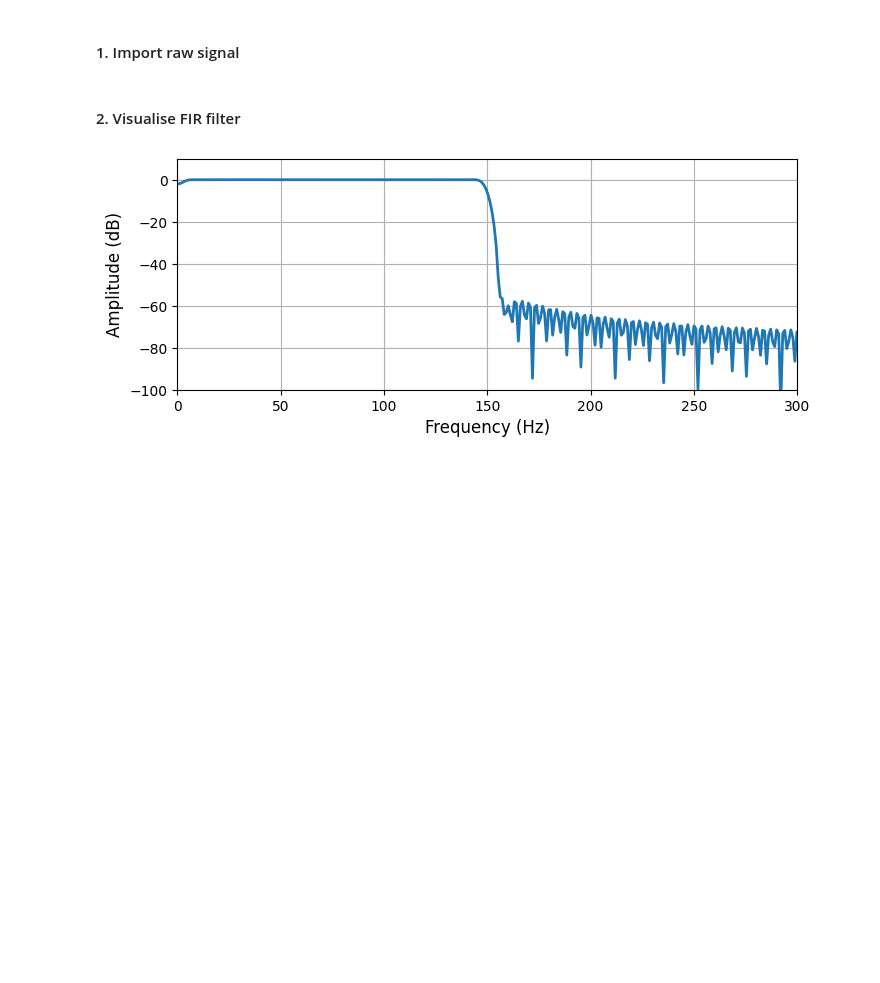
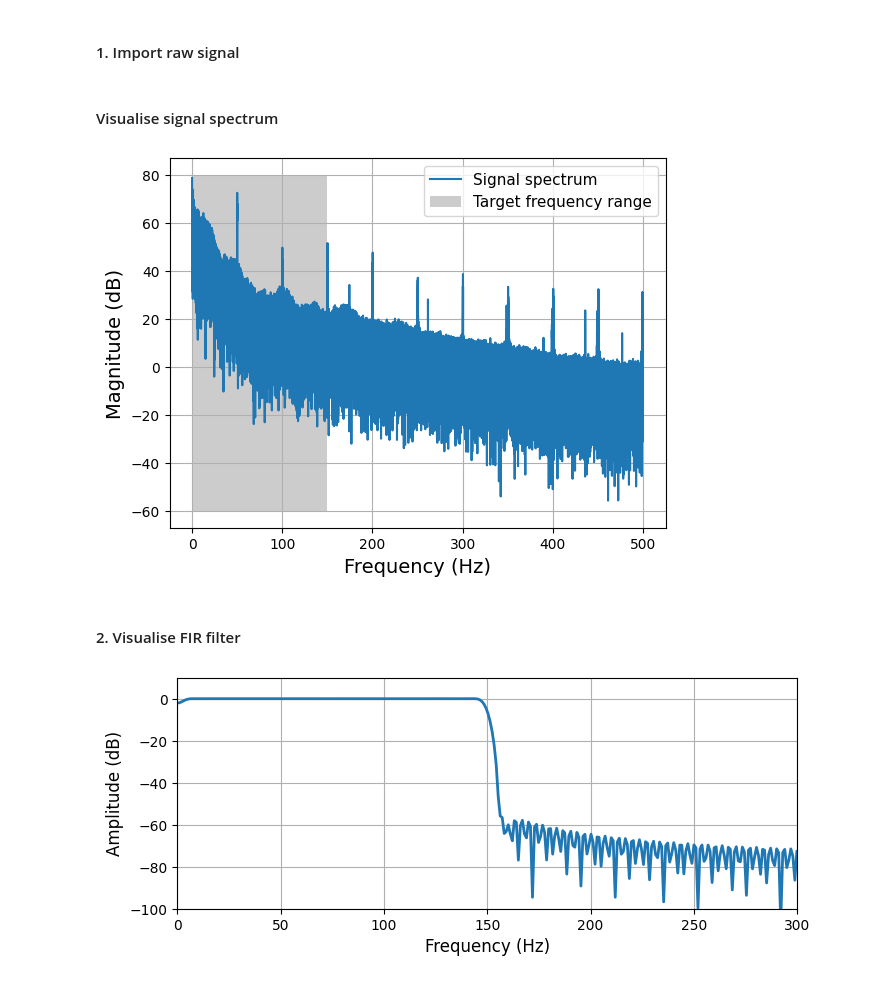
Before and after one commit to gkanel97/ecg-spoofing, a Jupyter notebook: notebooks/signal_processing.ipynb, the cells around one changed output. Cells and saved outputs as stored; diff of their text form; code cells hidden in the pictures; blank space fills up the shorter version.

Commit message:
Added raw signal spectrum diagram

```diff
--- a/notebooks/signal_processing.ipynb
+++ b/notebooks/signal_processing.ipynb
@@ -12,6 +13,30 @@ filename = f'../data/raw/autonomic-aging-cardiovascular/1.0.0/{user_id:04d}'
 record = wfdb.rdrecord(filename)
 raw_signal = record.p_signal[:, 0]
 fs = record.fs
+# %% [markdown]
+#### Visualise signal spectrum
+# %%
+# Calculate the spectrum of the signal using fft
+fft_result = np.fft.fft(raw_signal)
+frequencies = np.fft.fftfreq(len(raw_signal), d=1/fs)
+magnitude = np.abs(fft_result)
+magnitude_db = 20 * np.log10(magnitude)
+
+# Keep only the positive frequencies
+positive_frequencies = frequencies[:len(frequencies)//2]
+positive_magnitude_db = magnitude_db[:len(magnitude_db)//2]
+# %%
+fig, ax = plt.subplots()
+ax.plot(positive_frequencies, positive_magnitude_db, label='Signal spectrum')
+ax.set_xlabel('Frequency (Hz)', fontsize=14)
+ax.set_ylabel('Magnitude (dB)', fontsize=14)
+ax.fill_between([0.67, 150], -60, 80, color='black', alpha=0.2, edgecolor=None, label='Target frequency range')
+ax.grid()
+ax.legend(fontsize=11)
+plt.savefig(f'../figures/ecg_spectrum.pdf', bbox_inches='tight')
+plt.show()
+# %% [output]
+[figure, added]
 # %% [markdown]
 #### 2. Visualise FIR filter
 # %%
```
Also changed, not shown: parts of 1 cell of this notebook.
